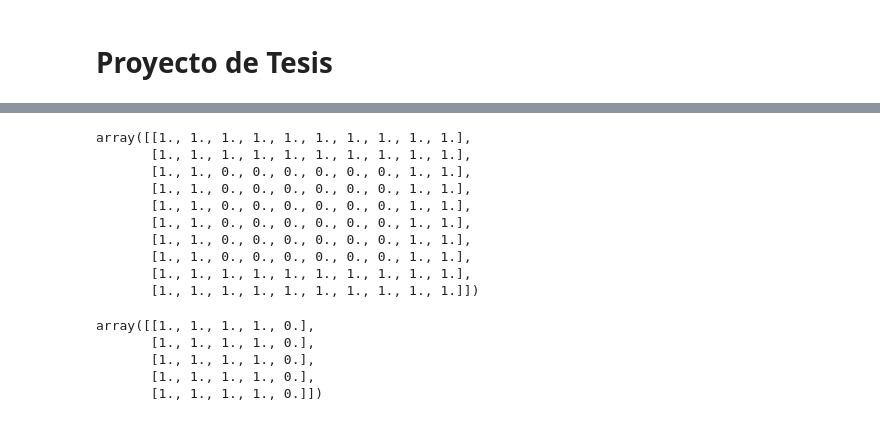
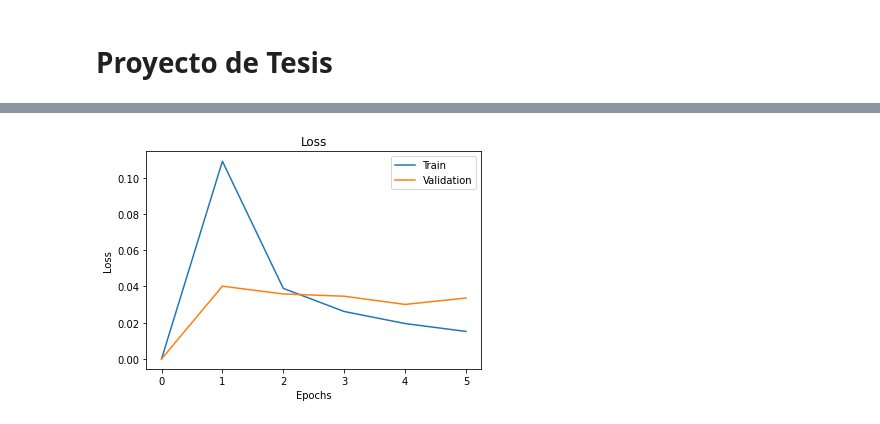
Before and after one commit to jesusmiguel123/Tesis, a Jupyter notebook: Tesis.ipynb, the cells around one changed output, grey strips where cells are left out. Cells and saved outputs as stored; diff of their text form; code cells hidden in the pictures.

```diff
--- a/Tesis.ipynb
+++ b/Tesis.ipynb
@@ -98,4 +110,7 @@ def fit(model, dataloader, epochs=5):
 # %%
 CNNmodel = CNN()
-convTrainLoss, convValLoss, convTrainAcc, convValAcc = fit(CNNmodel, dataloader)
+
+epochs = 5
+
+convTrainLoss, convValLoss, convTrainAcc, convValAcc = fit(CNNmodel, dataloader, epochs=epochs)
 # %% [output]
@@ -109,23 +122,14 @@ import numpy as np
-# %%
-Z = np.ones((10,10))
-Z[2:8,2:8] = 0
-Z
-# %% [output]
-array([[1., 1., 1., 1., 1., 1., 1., 1., 1., 1.],
-       [1., 1., 1., 1., 1., 1., 1., 1., 1., 1.],
-       [1., 1., 0., 0., 0., 0., 0., 0., 1., 1.],
-       [1., 1., 0., 0., 0., 0., 0., 0., 1., 1.],
-       [1., 1., 0., 0., 0., 0., 0., 0., 1., 1.],
-       [1., 1., 0., 0., 0., 0., 0., 0., 1., 1.],
-       [1., 1., 0., 0., 0., 0., 0., 0., 1., 1.],
-       [1., 1., 0., 0., 0., 0., 0., 0., 1., 1.],
-       [1., 1., 1., 1., 1., 1., 1., 1., 1., 1.],
-       [1., 1., 1., 1., 1., 1., 1., 1., 1., 1.]])
-# %%
-Z[5-2:5+3,6-2:6+3]
-# %% [output]
-array([[1., 1., 1., 1., 0.],
-       [1., 1., 1., 1., 0.],
-       [1., 1., 1., 1., 0.],
-       [1., 1., 1., 1., 0.],
-       [1., 1., 1., 1., 0.]])
+# %%
+ep = np.arange(0, epochs + 1,1)
+plt.plot(ep, convTrainLoss, label="Train")
+plt.plot(ep, convValLoss, label="Validation")
+
+plt.title("Loss")
+plt.xlabel("Epochs")
+plt.ylabel("Loss")
+
+plt.legend()
+
+plt.show()
+# %% [output]
+[figure, added]
```
Also changed, not shown: parts of 26 cells of this notebook.
